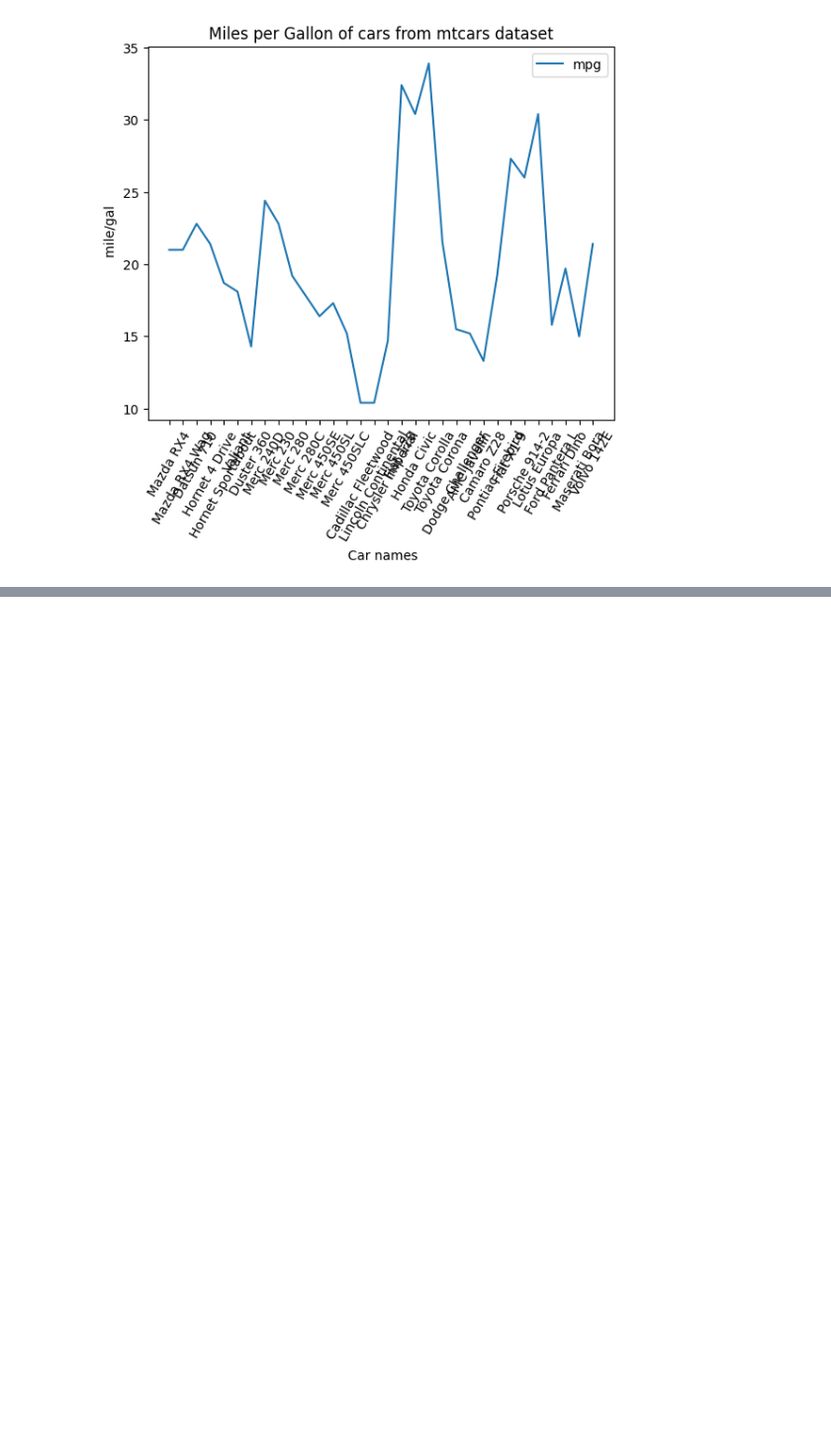
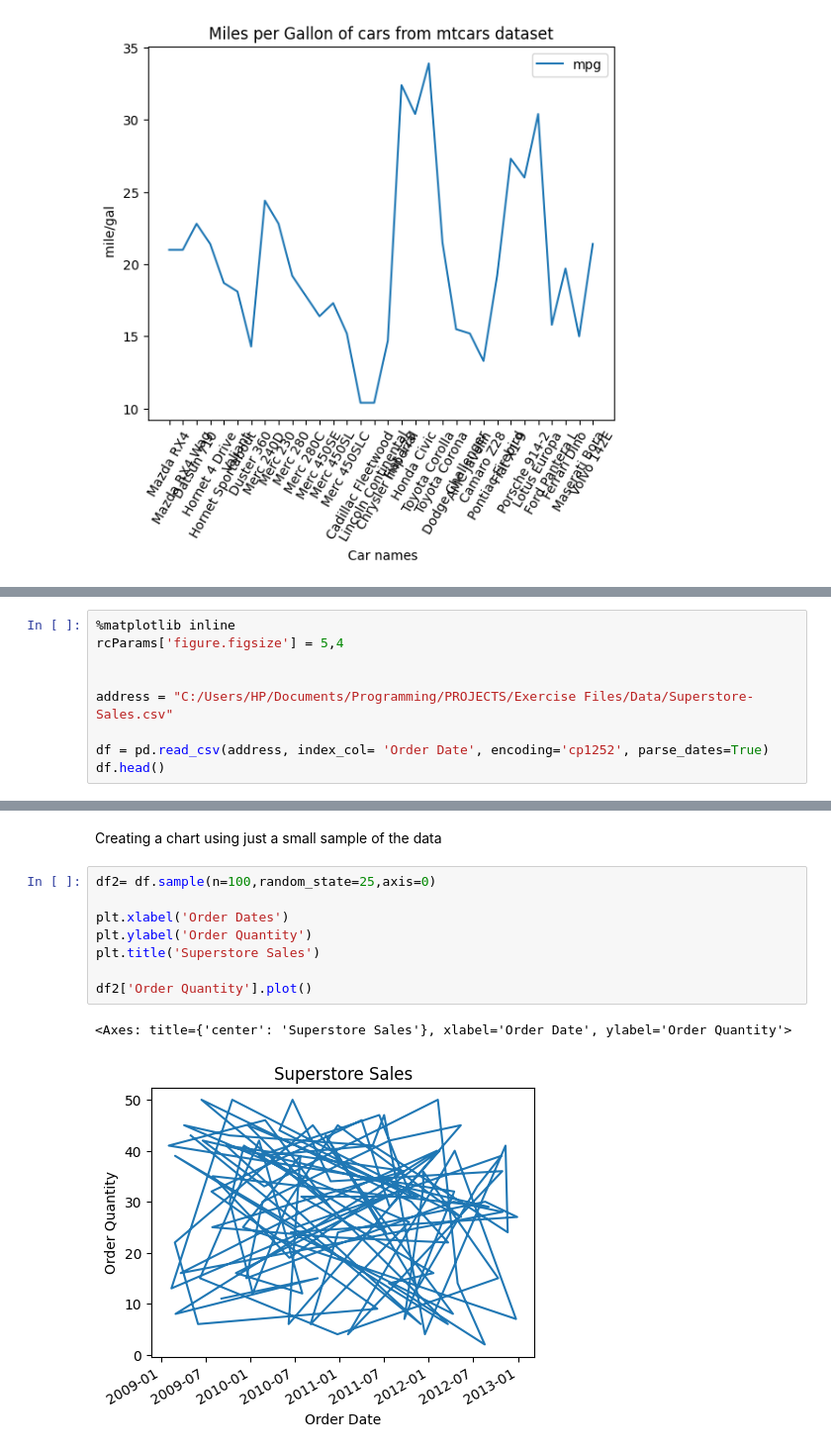
Before and after one commit to AbdullatifSadiq/Basic-Data-Science-Exercises, a Jupyter notebook: DataVisualization.ipynb, the cells around one changed output, grey strips where cells are left out. Shown at 99% size. Cells and saved outputs as stored; diff of their text form; blank space fills up the shorter version.

```diff
--- a/DataVisualization.ipynb
+++ b/DataVisualization.ipynb
@@ -302,0 +331,9 @@ ax.legend(loc='best')
+# %%
+%matplotlib inline
+rcParams['figure.figsize'] = 5,4
+
+
+address = "C:/Users/HP/Documents/Programming/PROJECTS/Exercise Files/Data/Superstore-Sales.csv"
+
+df = pd.read_csv(address, index_col= 'Order Date', encoding='cp1252', parse_dates=True)
+df.head()
@@ -302,0 +348,13 @@ ax.legend(loc='best')
+# %% [markdown]
+Creating a chart using just a small sample of the data
+# %%
+df2= df.sample(n=100,random_state=25,axis=0)
+
+plt.xlabel('Order Dates')
+plt.ylabel('Order Quantity')
+plt.title('Superstore Sales')
+
+df2['Order Quantity'].plot()
+# %% [output]
+<Axes: title={'center': 'Superstore Sales'}, xlabel='Order Date', ylabel='Order Quantity'>
+[figure, added]
```
Also changed, not shown: parts of 21 cells of this notebook.
